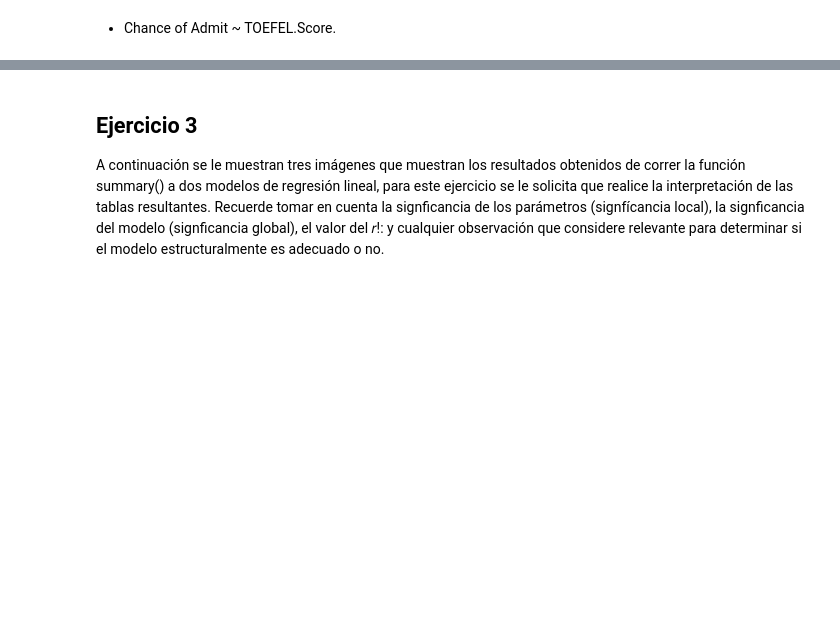
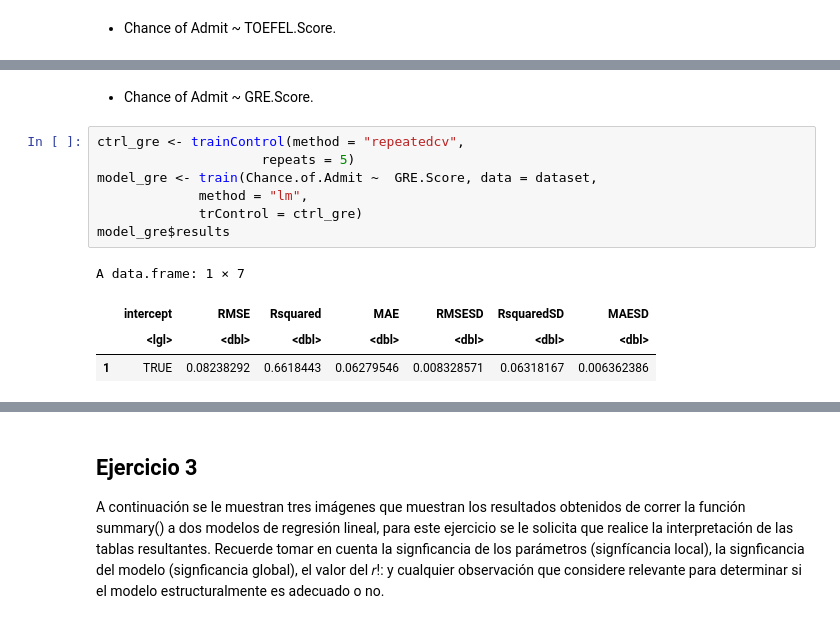
Before and after one commit to luisramilian95/econometria-lab3, a Jupyter notebook: lab3.ipynb, the cells around one changed output, grey strips where cells are left out. Cells and saved outputs as stored; diff of their text form; blank space fills up the shorter version.

```diff
--- a/lab3.ipynb
+++ b/lab3.ipynb
@@ -173,0 +232,14 @@ also installing the dependencies ‘listenv’, ‘parallelly’, ‘future’,
+# %% [markdown]
+- Chance of Admit ~ GRE.Score.
+# %%
+ctrl_gre <- trainControl(method = "repeatedcv",
+                     repeats = 5)
+model_gre <- train(Chance.of.Admit ~  GRE.Score, data = dataset,
+             method = "lm",
+             trControl = ctrl_gre)
+model_gre$results
+# %% [output]
+A data.frame: 1 × 7
+|  | intercept | RMSE | Rsquared | MAE | RMSESD | RsquaredSD | MAESD |
+|  | <lgl> | <dbl> | <dbl> | <dbl> | <dbl> | <dbl> | <dbl> |
+| 1 | TRUE | 0.08238292 | 0.6618443 | 0.06279546 | 0.008328571 | 0.06318167 | 0.006362386 |
```
Also changed, not shown: parts of 26 cells of this notebook.
